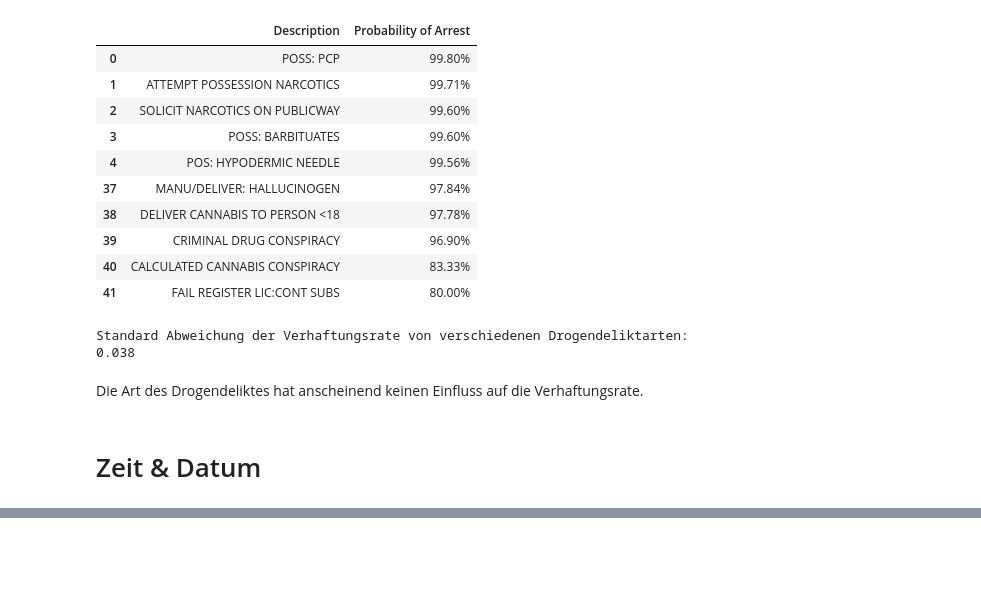
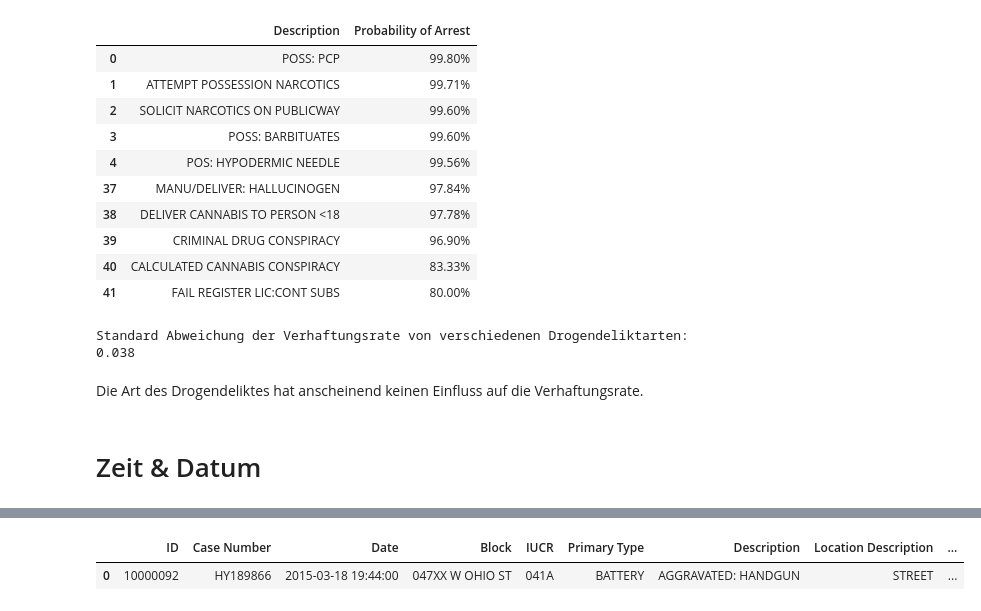
Before and after one commit to sambokai/Chicago-Crime-EDA, a Jupyter notebook: EDA.ipynb, the cells around one changed output, grey strips where cells are left out. Saved outputs shown, nothing was run; the diff lists cells and outputs as text; code cells hidden in the pictures; blank space fills up the shorter version.

```diff
--- a/EDA.ipynb
+++ b/EDA.ipynb
@@ -210,0 +193,5 @@ c
+# %%
+crimes.head(1)
+# %% [output]
+|  | ID | Case Number | Date | Block | IUCR | Primary Type | Description | Location Description | ... |
+| 0 | 10000092 | HY189866 | 2015-03-18 19:44:00 | 047XX W OHIO ST | 041A | BATTERY | AGGRAVATED: HANDGUN | STREET | ... |
```
Also changed, not shown: parts of 6 cells of this notebook.
